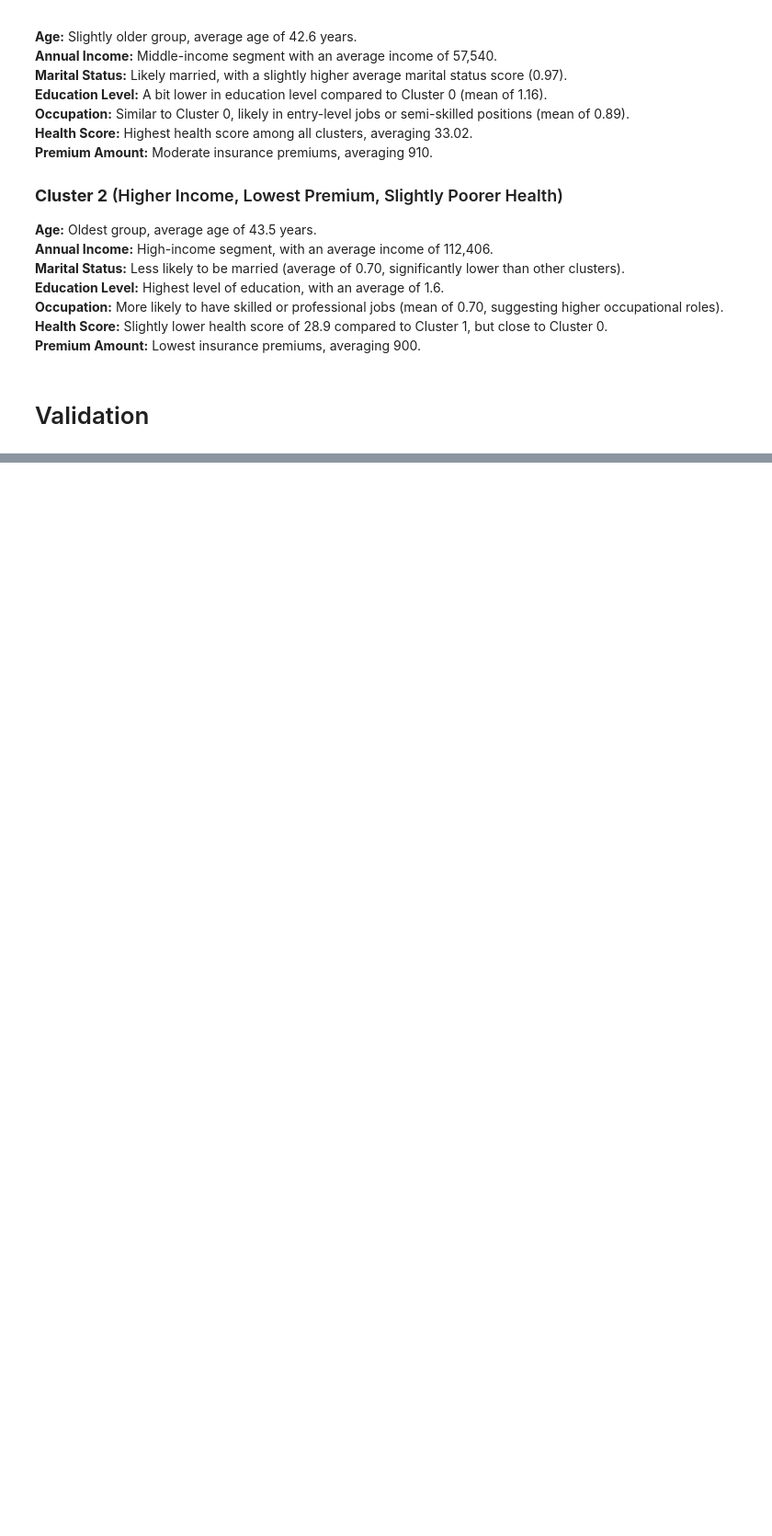
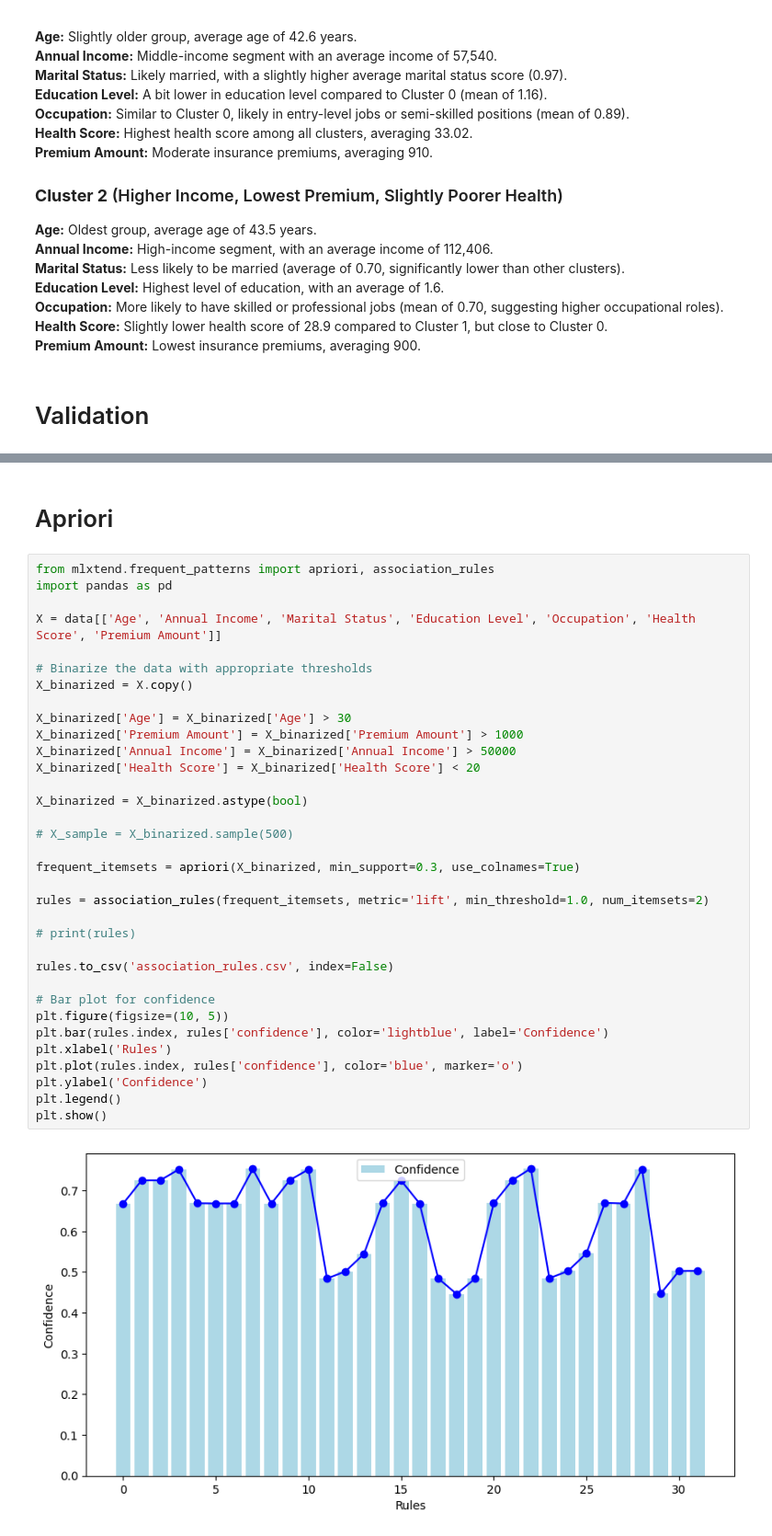
Before and after one commit to HenriqueGuima/Insurance-Risk-Assessment, a Jupyter notebook: eda_ml_unsup_learning_insurance.ipynb, the cells around one changed output, grey strips where cells are left out. Shown at 92% size. Saved outputs shown, nothing was run; the diff lists cells and outputs as text; blank space fills up the shorter version.

Commit message:
Apriori algorithm

```diff
--- a/eda_ml_unsup_learning_insurance.ipynb
+++ b/eda_ml_unsup_learning_insurance.ipynb
@@ -127,0 +131,38 @@ print(wcss)
+# %% [markdown]
+# Apriori
+# %%
+from mlxtend.frequent_patterns import apriori, association_rules
+import pandas as pd
+
+X = data[['Age', 'Annual Income', 'Marital Status', 'Education Level', 'Occupation', 'Health Score', 'Premium Amount']]
+
+# Binarize the data with appropriate thresholds
+X_binarized = X.copy()
+
+X_binarized['Age'] = X_binarized['Age'] > 30
+X_binarized['Premium Amount'] = X_binarized['Premium Amount'] > 1000
+X_binarized['Annual Income'] = X_binarized['Annual Income'] > 50000
+X_binarized['Health Score'] = X_binarized['Health Score'] < 20
+
+X_binarized = X_binarized.astype(bool)
+
+# X_sample = X_binarized.sample(500)
+
+frequent_itemsets = apriori(X_binarized, min_support=0.3, use_colnames=True)
+
+rules = association_rules(frequent_itemsets, metric='lift', min_threshold=1.0, num_itemsets=2)
+
+# print(rules)
+
+rules.to_csv('association_rules.csv', index=False)
+
+# Bar plot for confidence
+plt.figure(figsize=(10, 5))
+plt.bar(rules.index, rules['confidence'], color='lightblue', label='Confidence')
+plt.xlabel('Rules')
+plt.plot(rules.index, rules['confidence'], color='blue', marker='o')
+plt.ylabel('Confidence')
+plt.legend()
+plt.show()
+# %% [output]
+[figure, added]
```
Also changed, not shown: parts of 5 cells of this notebook, 2 other files.
